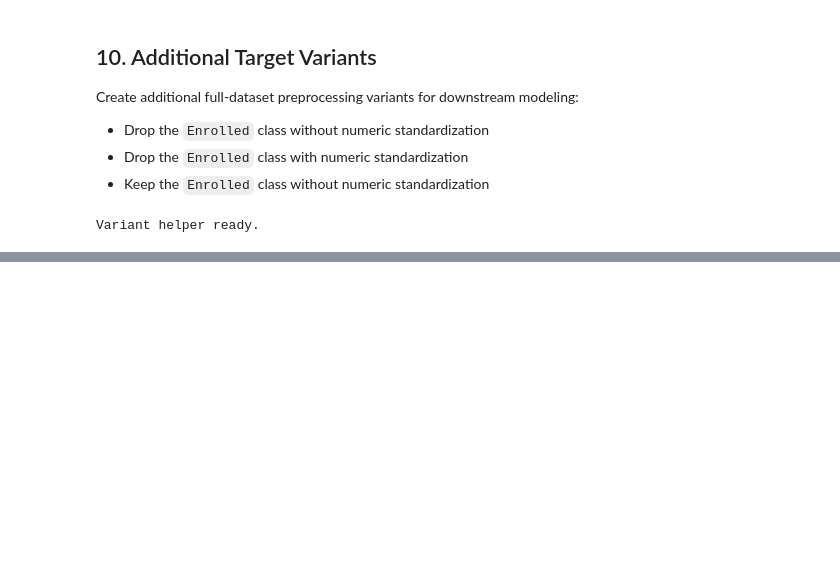
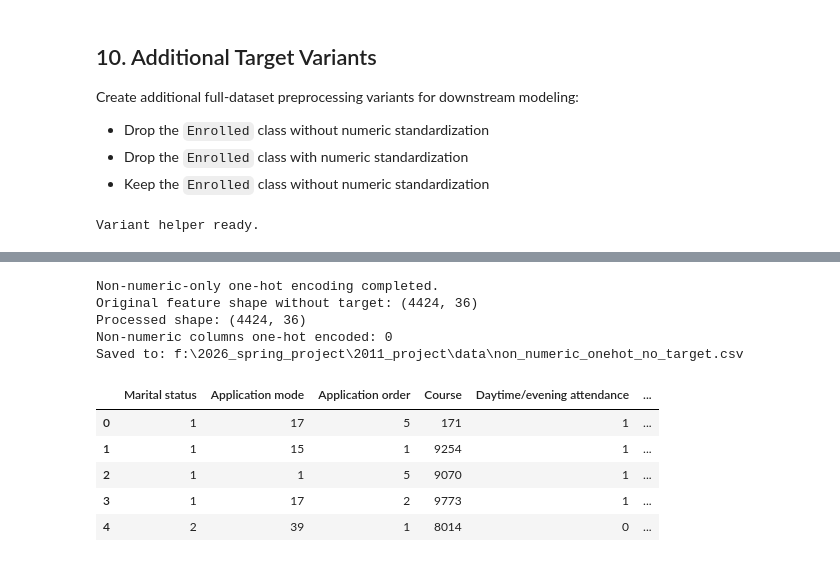
Before and after one commit to NathanTong0921/Machine-Learning-Project, a Jupyter notebook: preprocess/preprocessing.ipynb, the cells around one changed output, grey strips where cells are left out. Saved outputs shown, nothing was run; the diff lists cells and outputs as text; code cells hidden in the pictures; blank space fills up the shorter version.

```diff
--- a/preprocess/preprocessing.ipynb
+++ b/preprocess/preprocessing.ipynb
@@ -823,3 +823,39 @@ Saved to: f:\2026_spring_project\2011_project\data\keep_enrolled_no_std.csv
 | 2 | 122.0000 | 124.8000 | 19 | 0 | 6 | ... |
 | 3 | 122.0000 | 119.6000 | 20 | 0 | 6 | ... |
 | 4 | 100.0000 | 141.5000 | 45 | 0 | 6 | ... |
+# %%
+non_numeric_onehot_df = pd.read_csv(DATA_PATH, sep=';')
+non_numeric_onehot_df.columns = non_numeric_onehot_df.columns.str.strip()
+
+non_numeric_onehot_features = non_numeric_onehot_df.drop(columns=["Target"], errors="ignore").copy()
+non_numeric_columns = non_numeric_onehot_features.select_dtypes(exclude=[np.number]).columns.tolist()
+
+non_numeric_onehot_processed = pd.get_dummies(
+    non_numeric_onehot_features,
+    columns=non_numeric_columns,
+    dtype=int,
+    )
+
+non_numeric_onehot_output_path = PROJECT_ROOT / "data" / "non_numeric_onehot_no_target.csv"
+non_numeric_onehot_output_path.parent.mkdir(parents=True, exist_ok=True)
+non_numeric_onehot_processed.to_csv(non_numeric_onehot_output_path, index=False)
+
+print("Non-numeric-only one-hot encoding completed.")
+print(f"Original feature shape without target: {non_numeric_onehot_features.shape}")
+print(f"Processed shape: {non_numeric_onehot_processed.shape}")
+print(f"Non-numeric columns one-hot encoded: {len(non_numeric_columns)}")
+print(f"Saved to: {non_numeric_onehot_output_path}")
+
+non_numeric_onehot_processed.head()
+# %% [output]
+Non-numeric-only one-hot encoding completed.
+Original feature shape without target: (4424, 36)
+Processed shape: (4424, 36)
+Non-numeric columns one-hot encoded: 0
+Saved to: f:\2026_spring_project\2011_project\data\non_numeric_onehot_no_target.csv
+|  | Marital status | Application mode | Application order | Course | Daytime/evening attendance | ... |
+| 0 | 1 | 17 | 5 | 171 | 1 | ... |
+| 1 | 1 | 15 | 1 | 9254 | 1 | ... |
+| 2 | 1 | 1 | 5 | 9070 | 1 | ... |
+| 3 | 1 | 17 | 2 | 9773 | 1 | ... |
+| 4 | 2 | 39 | 1 | 8014 | 0 | ... |
```
Also changed, not shown: 1 other file.
